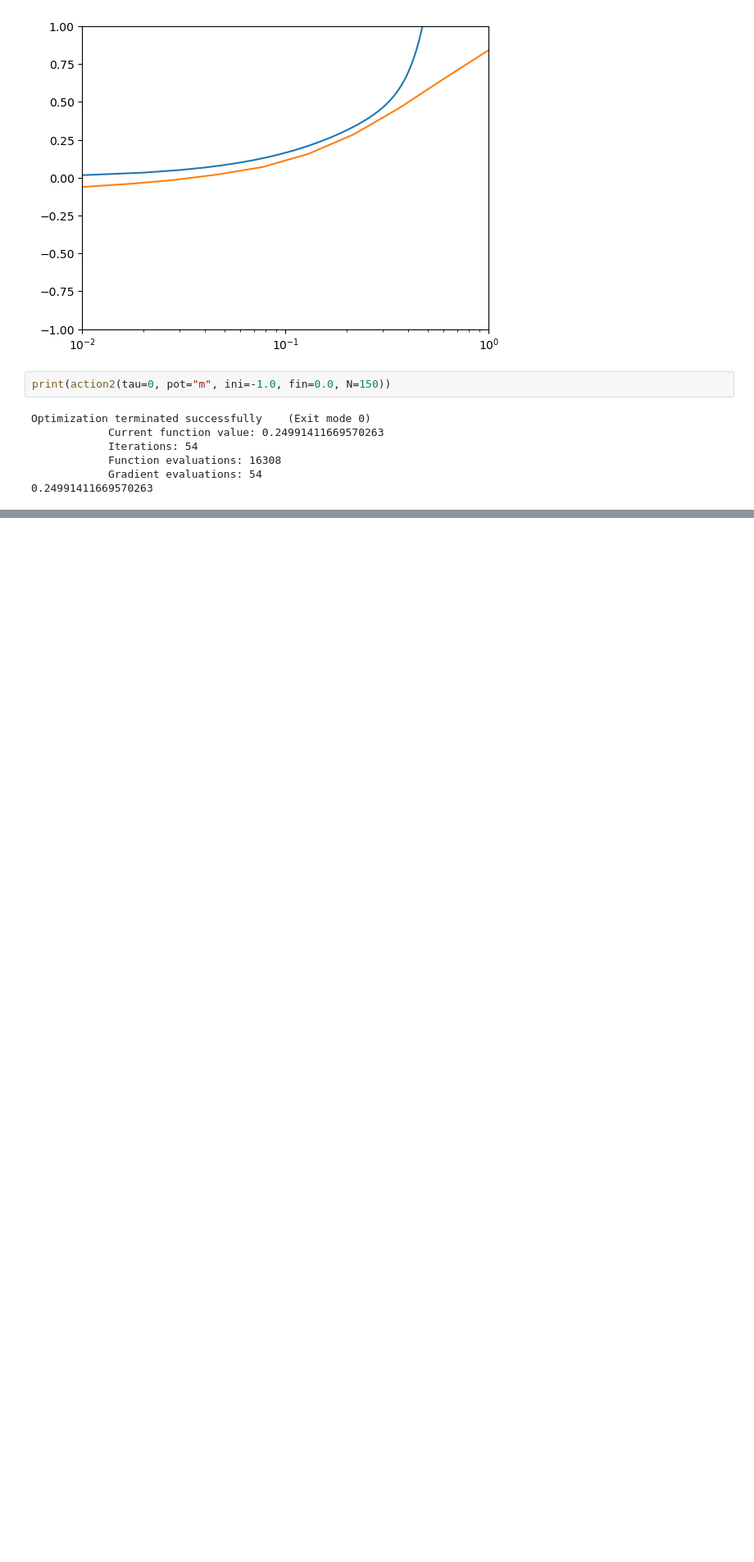
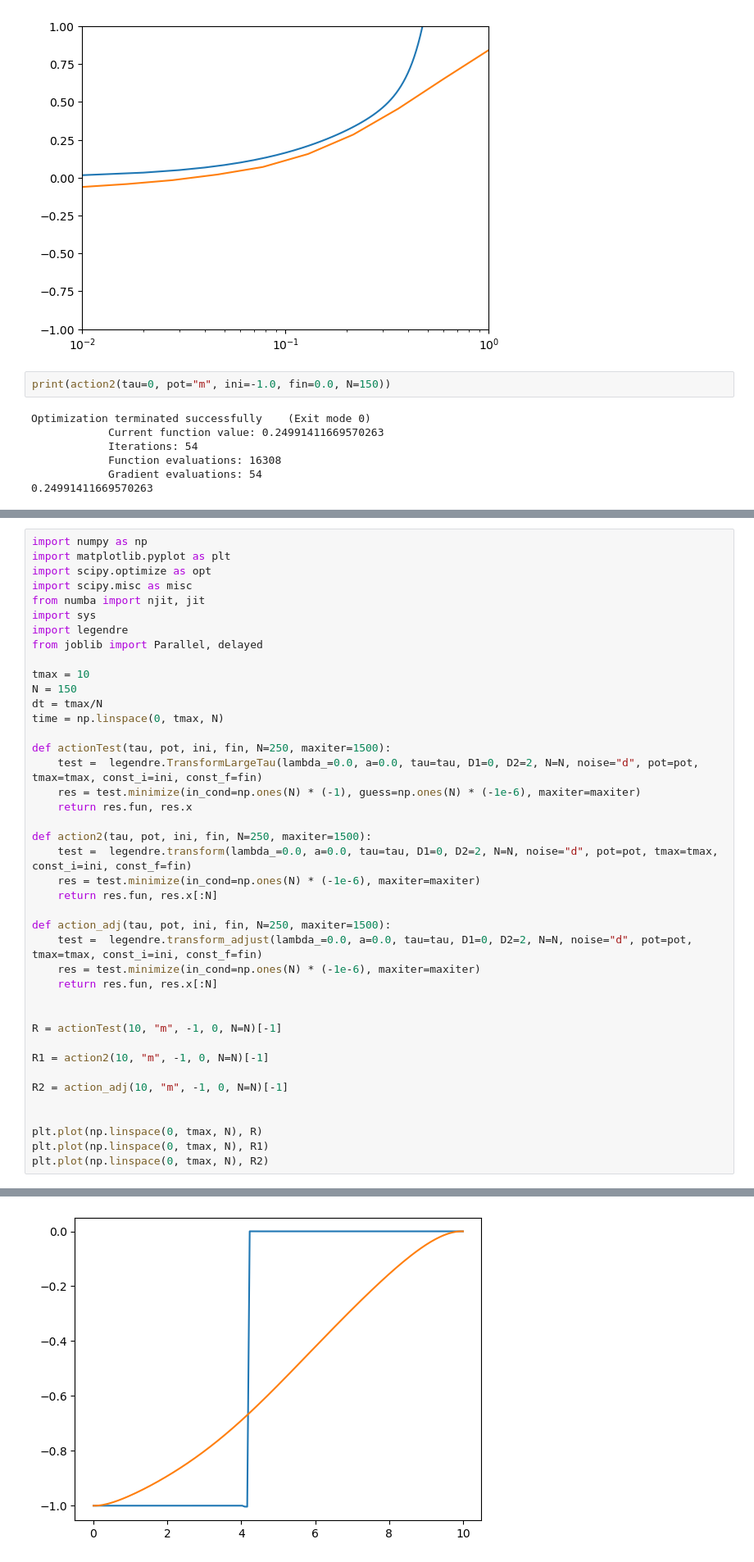
Before and after one commit to larstors/Internship, a Jupyter notebook: numerics/output.ipynb, the cells around one changed output, grey strips where cells are left out. Shown at 82% size. Drawn from its saved outputs; the diff is of its cells as text; blank space fills up the shorter version.

Commit message:
working on large tau

```diff
--- a/numerics/output.ipynb
+++ b/numerics/output.ipynb
@@ -619,0 +648,42 @@ Optimization terminated successfully    (Exit mode 0)
+# %%
+import numpy as np
+import matplotlib.pyplot as plt
+import scipy.optimize as opt
+import scipy.misc as misc
+from numba import njit, jit
+import sys
+import legendre
+from joblib import Parallel, delayed
+
+tmax = 10
+N = 150
+dt = tmax/N
+time = np.linspace(0, tmax, N)
+
+def actionTest(tau, pot, ini, fin, N=250, maxiter=1500):
+    test =  legendre.TransformLargeTau(lambda_=0.0, a=0.0, tau=tau, D1=0, D2=2, N=N, noise="d", pot=pot, tmax=tmax, const_i=ini, const_f=fin)
+    res = test.minimize(in_cond=np.ones(N) * (-1), guess=np.ones(N) * (-1e-6), maxiter=maxiter)
+    return res.fun, res.x
+
+def action2(tau, pot, ini, fin, N=250, maxiter=1500):
+    test =  legendre.transform(lambda_=0.0, a=0.0, tau=tau, D1=0, D2=2, N=N, noise="d", pot=pot, tmax=tmax, const_i=ini, const_f=fin)
+    res = test.minimize(in_cond=np.ones(N) * (-1e-6), maxiter=maxiter)
+    return res.fun, res.x[:N]
+
+def action_adj(tau, pot, ini, fin, N=250, maxiter=1500):
+    test =  legendre.transform_adjust(lambda_=0.0, a=0.0, tau=tau, D1=0, D2=2, N=N, noise="d", pot=pot, tmax=tmax, const_i=ini, const_f=fin)
+    res = test.minimize(in_cond=np.ones(N) * (-1e-6), maxiter=maxiter)
+    return res.fun, res.x[:N]
+
+
+R = actionTest(10, "m", -1, 0, N=N)[-1]
+
+R1 = action2(10, "m", -1, 0, N=N)[-1]
+
+R2 = action_adj(10, "m", -1, 0, N=N)[-1]
+
+
+plt.plot(np.linspace(0, tmax, N), R)
+plt.plot(np.linspace(0, tmax, N), R1)
+plt.plot(np.linspace(0, tmax, N), R2)
+# %% [output]
@@ -619,0 +702 @@ Optimization terminated successfully    (Exit mode 0)
+[figure, added]
```
Also changed, not shown: parts of 4 cells of this notebook, 4 other files.
